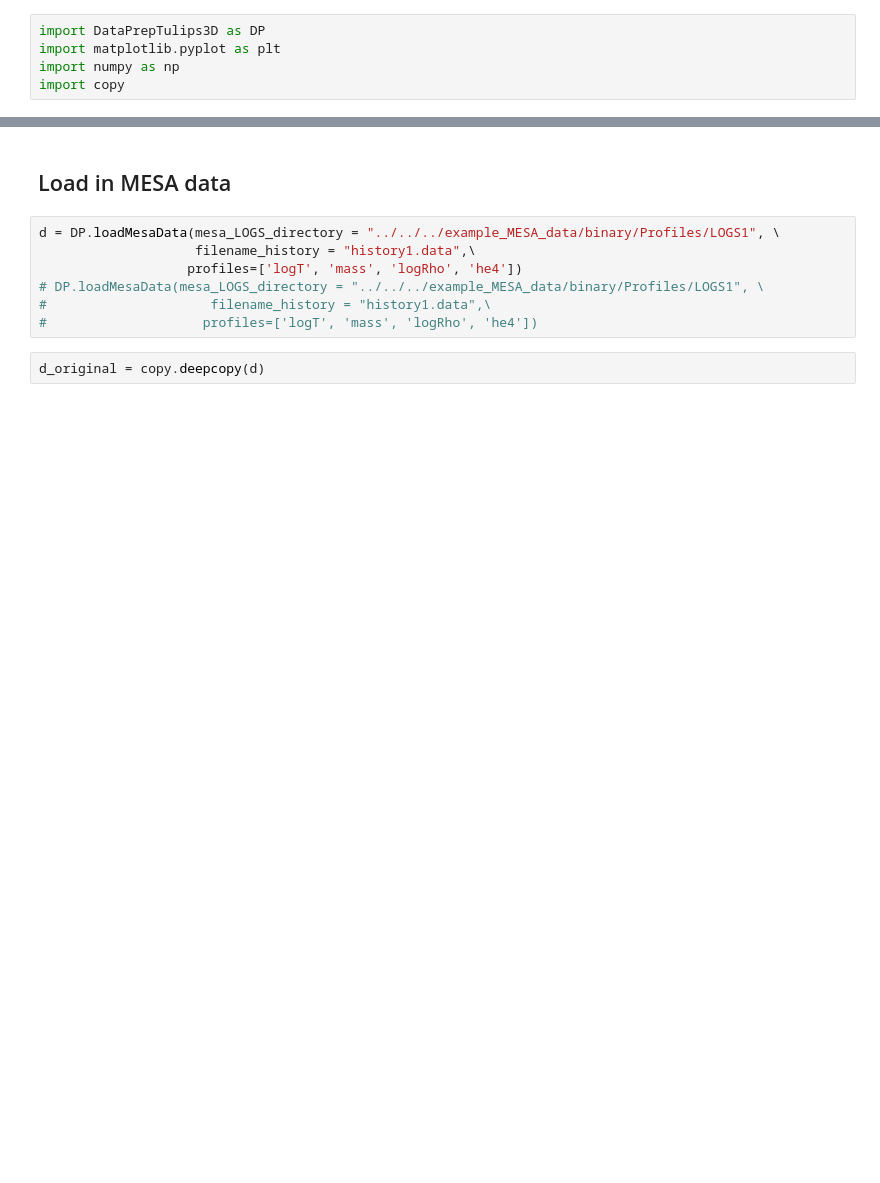
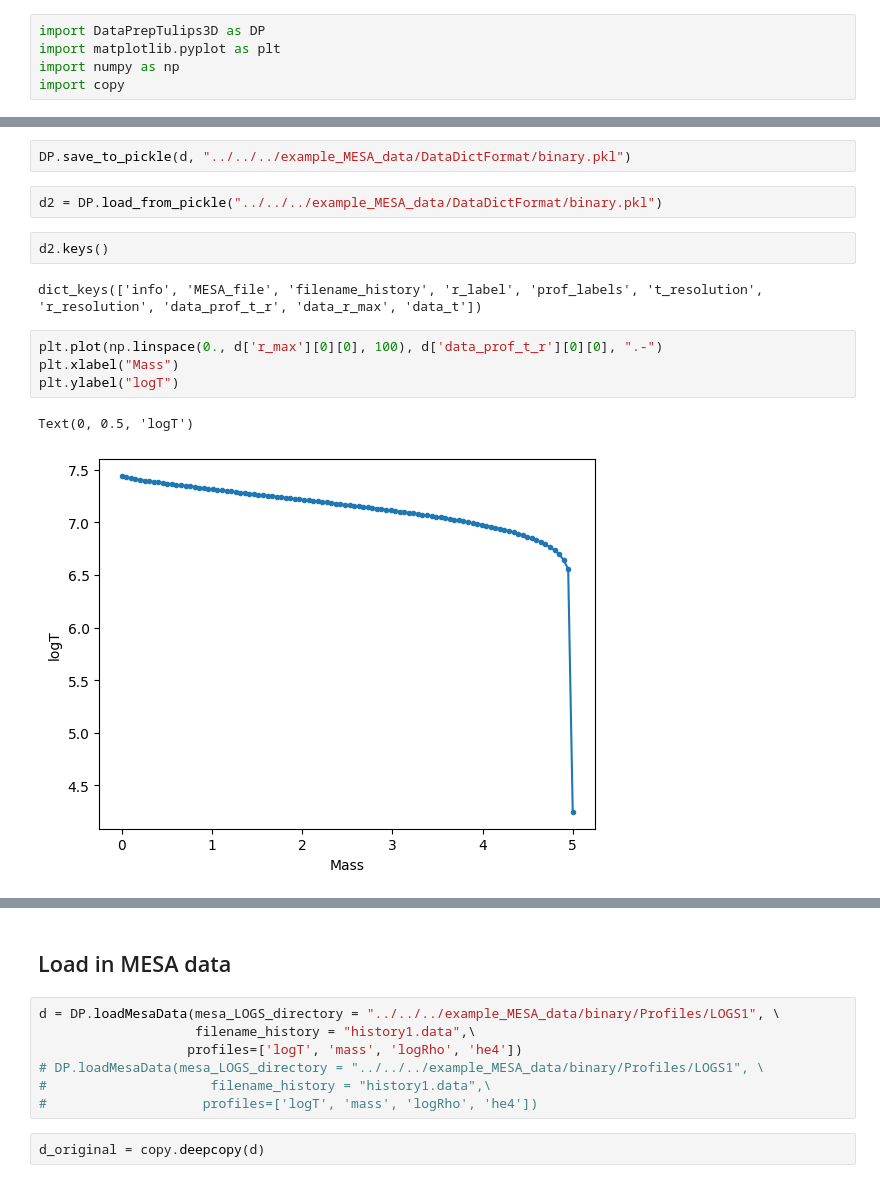
Before and after one commit to bldevries/DataPrepTulips3D, a Jupyter notebook: notebooks/Tutorial1_try_it_out.ipynb, the cells around one changed output, grey strips where cells are left out. Drawn from its saved outputs; the diff is of its cells as text; blank space fills up the shorter version.

```diff
--- a/notebooks/Tutorial1_try_it_out.ipynb
+++ b/notebooks/Tutorial1_try_it_out.ipynb
@@ -5,0 +16,15 @@ import copy
+# %%
+DP.save_to_pickle(d, "../../../example_MESA_data/DataDictFormat/binary.pkl")
+# %%
+d2 = DP.load_from_pickle("../../../example_MESA_data/DataDictFormat/binary.pkl")
+# %%
+d2.keys()
+# %% [output]
+dict_keys(['info', 'MESA_file', 'filename_history', 'r_label', 'prof_labels', 't_resolution', 'r_resolution', 'data_prof_t_r', 'data_r_max', 'data_t'])
+# %%
+plt.plot(np.linspace(0., d['r_max'][0][0], 100), d['data_prof_t_r'][0][0], ".-")
+plt.xlabel("Mass")
+plt.ylabel("logT")
+# %% [output]
+Text(0, 0.5, 'logT')
+[figure, added]
```
Also changed, not shown: parts of 5 cells of this notebook, 4 other files.
